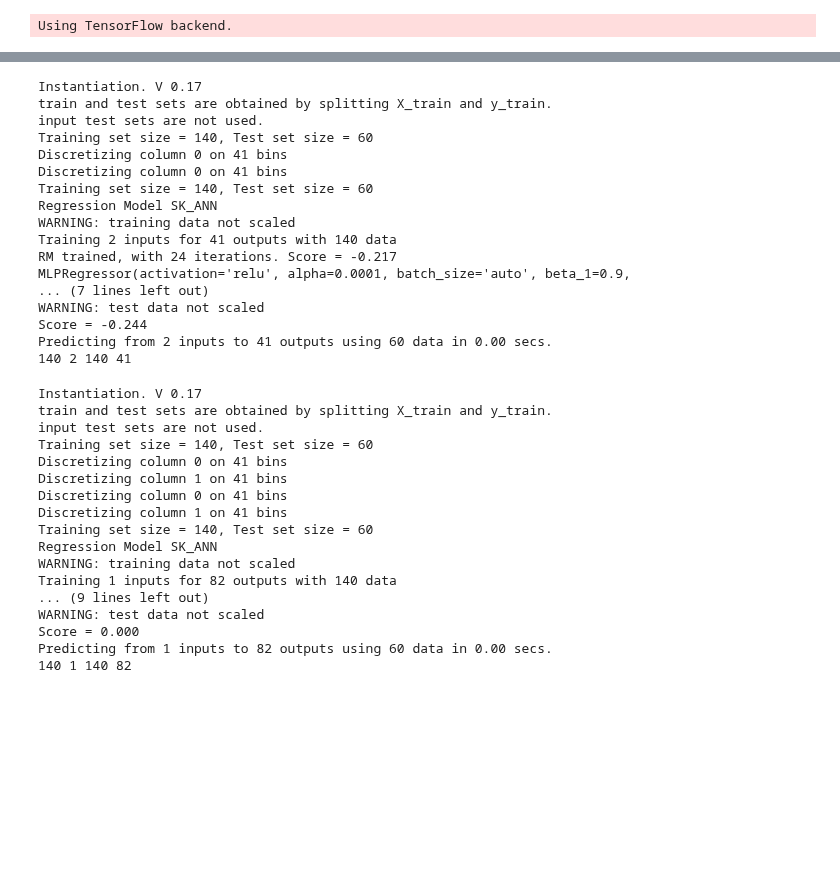
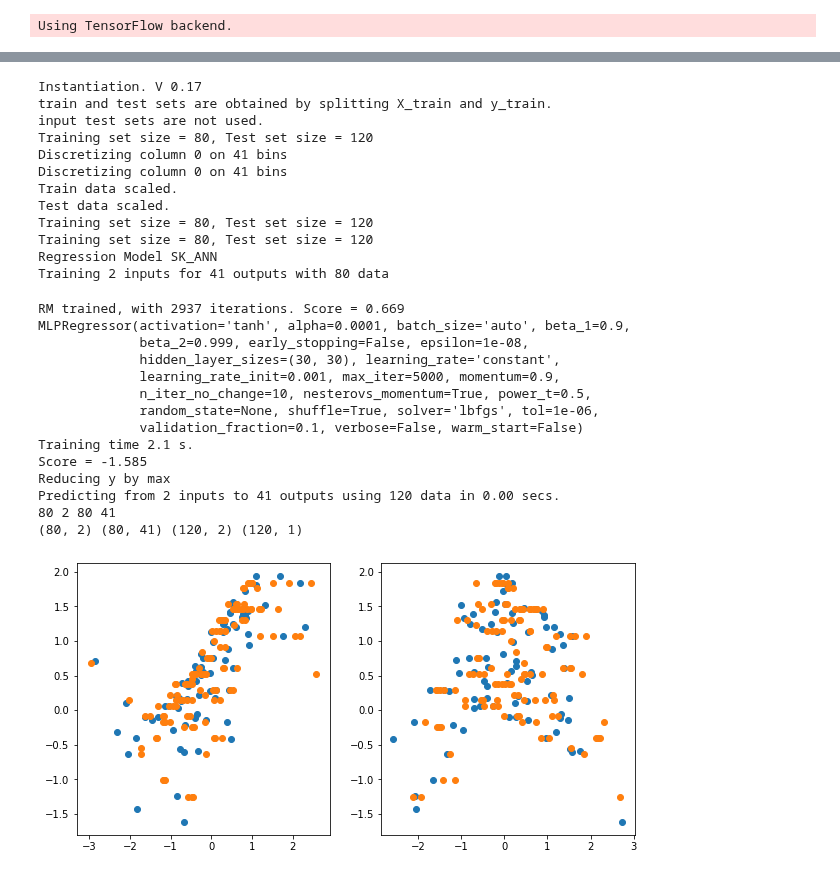
Before and after one commit to Morisset/AI4neb, a Jupyter notebook: docs/Test_Discretization.ipynb, the cells around one changed output, grey strips where cells are left out. Cells and saved outputs as stored; diff of their text form; code cells hidden in the pictures; blank space fills up the shorter version.

```diff
--- a/docs/Test_Discretization.ipynb
+++ b/docs/Test_Discretization.ipynb
@@ -73,51 +90,43 @@ Predicting from 1 inputs to 41 outputs using 60 data in 0.00 secs.
 # %%
 RM2 = manage_RM(X_train=X2, y_train=y1, split_ratio=split_ratio, verbose=True,
-                N_y_bins=N_y_bins, y_vects=y_vects)
-RM2.init_RM(max_iter=200, tol=0.001)
+                N_y_bins=N_y_bins, y_vects=y_vects, scaling=scaling)
+RM2.init_RM(max_iter=5000, tol=0.000001, solver='lbfgs', activation='tanh',
+            hidden_layer_sizes=(30,30))
 RM2.train_RM()
 RM2.predict(scoring=scoring, reduce_by=reduce_by)
 print(RM2.N_train, RM2.N_in, RM2.N_train_y, RM2.N_out)
+print(RM2.X_train.shape, RM2.y_train.shape, RM2.X_test.shape, RM2.pred.shape)
+
+f, (ax1, ax2) = plt.subplots(1, 2, figsize=(10,5))
+ax1.scatter(RM2.X_train_unscaled[:,0], RM2.y_train_ori)
+ax1.scatter(RM2.X_test_unscaled[:,0], RM2.pred)
+ax2.scatter(RM2.X_train_unscaled[:,1], RM2.y_train_ori)
+ax2.scatter(RM2.X_test_unscaled[:,1], RM2.pred);
 # %% [output]
 Instantiation. V 0.17
 train and test sets are obtained by splitting X_train and y_train.
 input test sets are not used.
-Training set size = 140, Test set size = 60
+Training set size = 80, Test set size = 120
 Discretizing column 0 on 41 bins
 Discretizing column 0 on 41 bins
-Training set size = 140, Test set size = 60
+Train data scaled.
+Test data scaled.
+Training set size = 80, Test set size = 120
+Training set size = 80, Test set size = 120
 Regression Model SK_ANN
-WARNING: training data not scaled
-Training 2 inputs for 41 outputs with 140 data
-RM trained, with 24 iterations. Score = -0.217
-MLPRegressor(activation='relu', alpha=0.0001, batch_size='auto', beta_1=0.9,
-... (7 lines left out)
-WARNING: test data not scaled
-Score = -0.244
-Predicting from 2 inputs to 41 outputs using 60 data in 0.00 secs.
-140 2 140 41
+Training 2 inputs for 41 outputs with 80 data
+RM trained, with 2937 iterations. Score = 0.669
+MLPRegressor(activation='tanh', alpha=0.0001, batch_size='auto', beta_1=0.9,
+             beta_2=0.999, early_stopping=False, epsilon=1e-08,
+             hidden_layer_sizes=(30, 30), learning_rate='constant',
+             learning_rate_init=0.001, max_iter=5000, momentum=0.9,
+             n_iter_no_change=10, nesterovs_momentum=True, power_t=0.5,
+             random_state=None, shuffle=True, solver='lbfgs', tol=1e-06,
+             validation_fraction=0.1, verbose=False, warm_start=False)
+Training time 2.1 s.
+Score = -1.585
+Reducing y by max
+Predicting from 2 inputs to 41 outputs using 120 data in 0.00 secs.
+80 2 80 41
+(80, 2) (80, 41) (120, 2) (120, 1)
+[figure, added]
-# %%
-y_vects = [np.linspace(-5,5,41), np.linspace(-6,6,41)]
-RM3 = manage_RM(X_train=X1, y_train=y2, split_ratio=split_ratio, verbose=True,
-                N_y_bins=N_y_bins, y_vects=y_vects)
-RM3.init_RM(max_iter=200, tol=0.001)
-RM3.train_RM()
-RM3.predict(scoring=scoring, reduce_by=reduce_by)
-print(RM3.N_train, RM3.N_in, RM3.N_train_y, RM3.N_out)
-# %% [output]
-Instantiation. V 0.17
-train and test sets are obtained by splitting X_train and y_train.
-input test sets are not used.
-Training set size = 140, Test set size = 60
-Discretizing column 0 on 41 bins
-Discretizing column 1 on 41 bins
-Discretizing column 0 on 41 bins
-Discretizing column 1 on 41 bins
-Training set size = 140, Test set size = 60
-Regression Model SK_ANN
-WARNING: training data not scaled
-Training 1 inputs for 82 outputs with 140 data
-... (9 lines left out)
-WARNING: test data not scaled
-Score = 0.000
-Predicting from 1 inputs to 82 outputs using 60 data in 0.00 secs.
-140 1 140 82
```
Also changed, not shown: parts of 11 cells of this notebook.
